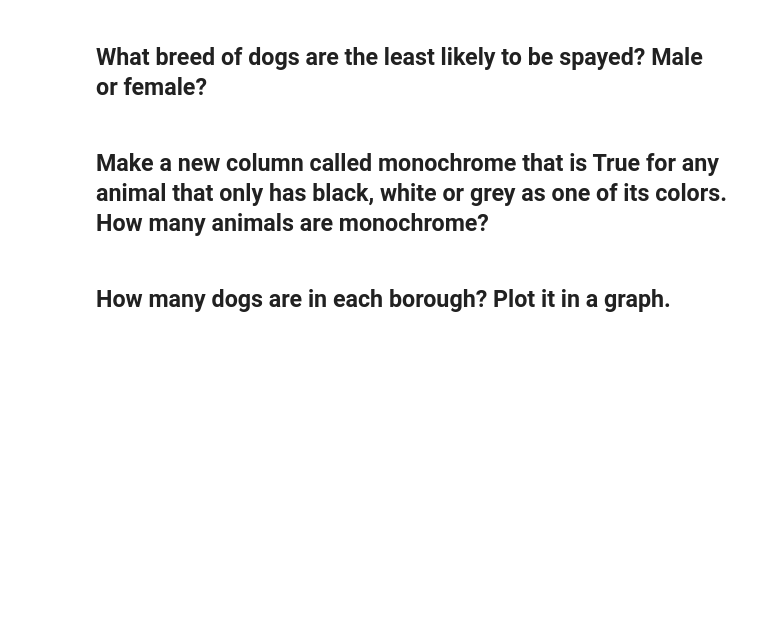
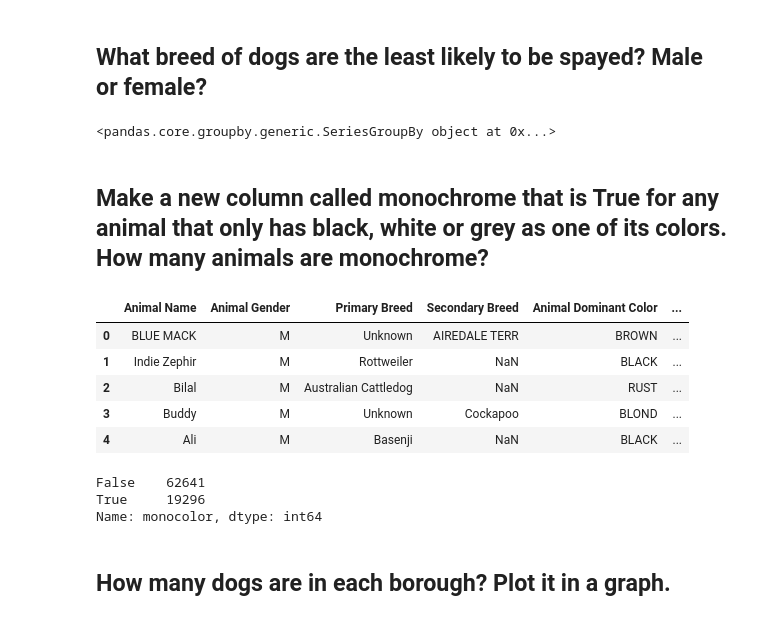
Before and after one commit to jjs021/jupyter-apis-homework, a Jupyter notebook: Dataset TWO - Dogs.ipynb, the cells around one changed output. Cells and saved outputs as stored; diff of their text form; code cells hidden in the pictures; blank space fills up the shorter version.

```diff
--- a/Dataset TWO - Dogs.ipynb
+++ b/Dataset TWO - Dogs.ipynb
@@ -314,6 +310,42 @@ merged_df.groupby(by='neighborhood')['Primary Breed'].value_counts().to_frame().
 # %% [markdown]
 ## What breed of dogs are the least likely to be spayed? Male or female?
+# %%
+merged_df.groupby(by = (['Primary Breed','Animal Gender']))['Spayed or Neut']
+# %% [output]
+<pandas.core.groupby.generic.SeriesGroupBy object at 0x...>
 # %% [markdown]
 ## Make a new column called monochrome that is True for any animal that only has black, white or grey as one of its colors. How many animals are monochrome?
+# %%
+merged_df['monocolor'] = False
+
+#merged_df.head()
+# %%
+merged_df['Animal Dominant Color']= merged_df['Animal Dominant Color'].str.upper()
+merged_df['Animal Secondary Color']= merged_df['Animal Secondary Color'].str.upper()
+merged_df['Animal Third Color']= merged_df['Animal Third Color'].str.upper()
+
+
+filter1 = merged_df['Animal Dominant Color'].isin(['BLACK', 'WHITE', 'GREY'])
+filter2 = merged_df['Animal Secondary Color'].isin(['BLACK', 'WHITE', 'GREY', np.nan])
+filter3 = merged_df['Animal Third Color'].isin(['BLACK', 'WHITE', 'GREY', np.nan])
+
+#merged_df.loc[merged_df[filter1 & filter2 & filter3], 'monocolor'] = True
+
+merged_df.loc[filter1 & filter2 & filter3 , 'monocolor']= True
+# %%
+merged_df.head()
+# %% [output]
+|  | Animal Name | Animal Gender | Primary Breed | Secondary Breed | Animal Dominant Color | ... |
+| 0 | BLUE MACK | M | Unknown | AIREDALE TERR | BROWN | ... |
+| 1 | Indie Zephir | M | Rottweiler | NaN | BLACK | ... |
+| 2 | Bilal | M | Australian Cattledog | NaN | RUST | ... |
+| 3 | Buddy | M | Unknown | Cockapoo | BLOND | ... |
+| 4 | Ali | M | Basenji | NaN | BLACK | ... |
+# %%
+merged_df['monocolor'].value_counts()
+# %% [output]
+False    62641
+True     19296
+Name: monocolor, dtype: int64
 # %% [markdown]
 ## How many dogs are in each borough? Plot it in a graph.
```
Also changed, not shown: parts of 12 cells of this notebook, 1 other file.
